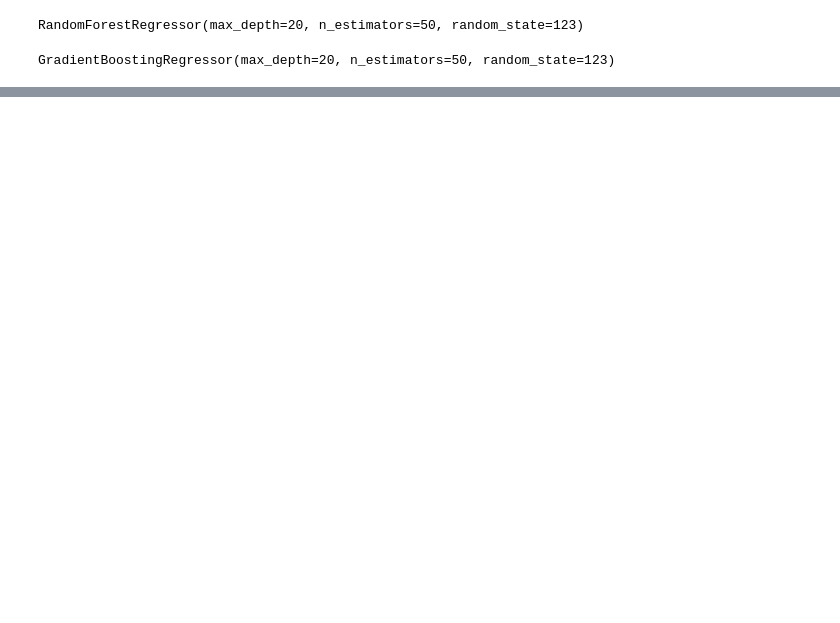
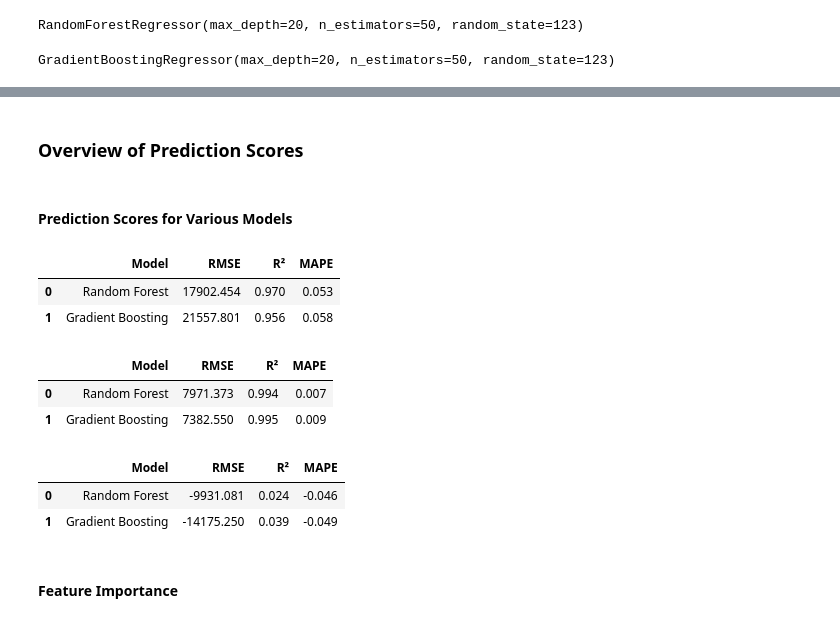
Before and after one commit to SLI0124/strojove-uceni, a Jupyter notebook: tasks/task7.ipynb, the cells around one changed output, grey strips where cells are left out. Saved outputs shown, nothing was run; the diff lists cells and outputs as text; code cells hidden in the pictures; blank space fills up the shorter version.

```diff
--- a/tasks/task7.ipynb
+++ b/tasks/task7.ipynb
@@ -670,0 +662,2 @@ results
+# %%
+gb_selected.fit(X_train[rf_selected_features], y_train)
@@ -670,0 +668,7 @@ results
+# %%
+y_pred_rf_sel = rf_selected.predict(X_test[rf_selected_features])
+y_pred_gb_sel = gb_selected.predict(X_test[rf_selected_features])
+# %%
+# Evaluate the models
+rmse_rf_sel, r2_rf_sel, mape_rf_sel = evaluate_model(y_test, y_pred_rf_sel)
+rmse_gb_sel, r2_gb_sel, mape_gb_sel = evaluate_model(y_test, y_pred_gb_sel)
@@ -670,0 +690,44 @@ results
+# %% [markdown]
+### Overview of Prediction Scores
+# %% [markdown]
+#### Prediction Scores for Various Models
+# %%
+model_names = ["Random Forest", "Gradient Boosting"]
+results_all = pd.DataFrame({
+    "Model": model_names,
+    "RMSE": [rmse_rf_all, rmse_gb_all],
+    "R²": [r2_rf_all, r2_gb_all],
+    "MAPE": [mape_rf_all, mape_gb_all]
+})
+
+results_sel = pd.DataFrame({
+    "Model": model_names,
+    "RMSE": [rmse_rf_sel, rmse_gb_sel],
+    "R²": [r2_rf_sel, r2_gb_sel],
+    "MAPE": [mape_rf_sel, mape_gb_sel]
+})
+# %%
+results_sel
+# %% [output]
+|  | Model | RMSE | R² | MAPE |
+| 0 | Random Forest | 17902.454 | 0.970 | 0.053 |
+| 1 | Gradient Boosting | 21557.801 | 0.956 | 0.058 |
+# %%
+results_all
+# %% [output]
+|  | Model | RMSE | R² | MAPE |
+| 0 | Random Forest | 7971.373 | 0.994 | 0.007 |
+| 1 | Gradient Boosting | 7382.550 | 0.995 | 0.009 |
+# %%
+results_diff = results_all.copy()
+results_diff["RMSE"] = results_all["RMSE"] - results_sel["RMSE"]
+results_diff["R²"] = results_all["R²"] - results_sel["R²"]
+results_diff["MAPE"] = results_all["MAPE"] - results_sel["MAPE"]
+
+results_diff
+# %% [output]
+|  | Model | RMSE | R² | MAPE |
+| 0 | Random Forest | -9931.081 | 0.024 | -0.046 |
+| 1 | Gradient Boosting | -14175.250 | 0.039 | -0.049 |
+# %% [markdown]
+#### Feature Importance
```
Also changed, not shown: parts of 38 cells of this notebook.
